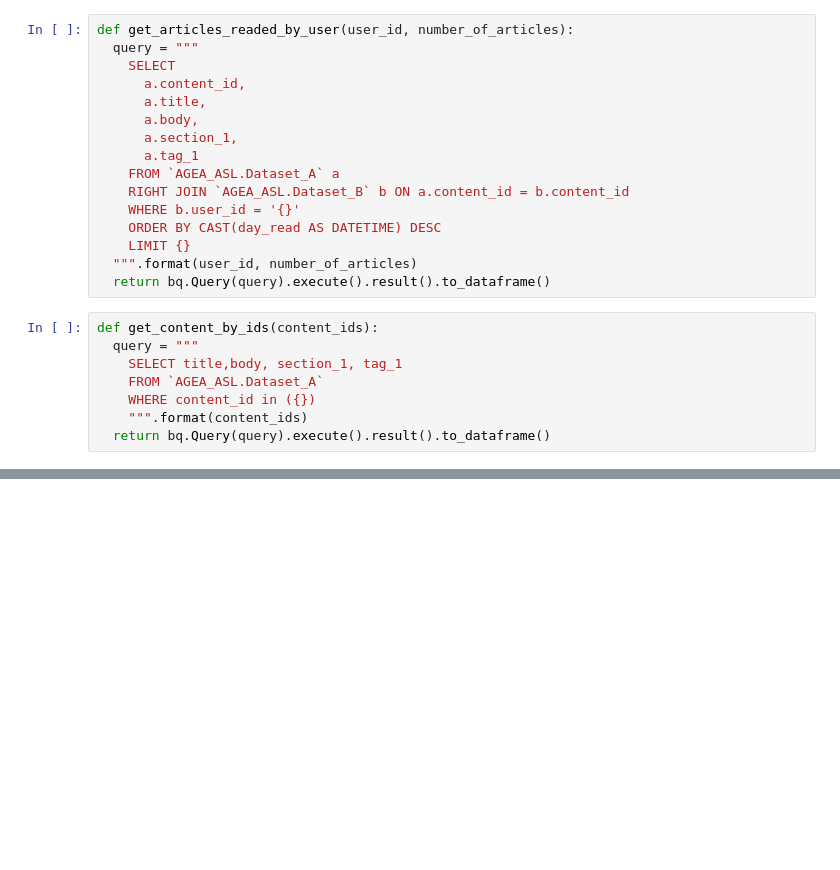
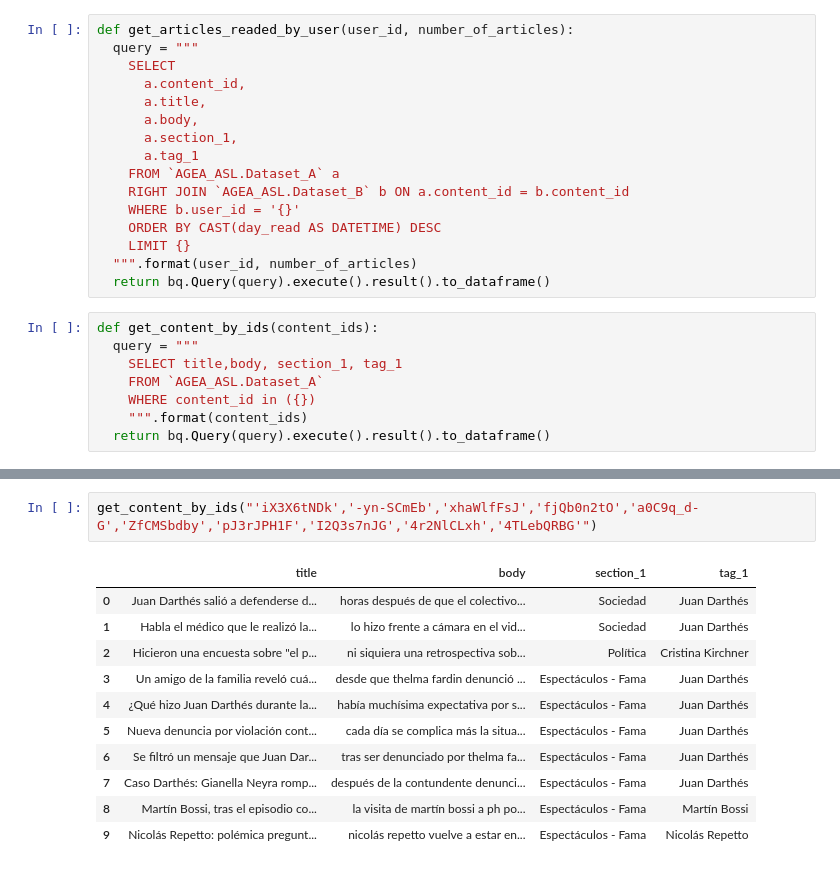
Before and after one commit to marianoogimenez/google-asl-project, a Jupyter notebook: recommendation-system/collaborative-filtering/recommend.ipynb, the cells around one changed output, grey strips where cells are left out. Saved outputs shown, nothing was run; the diff lists cells and outputs as text; blank space fills up the shorter version.

```diff
--- a/recommendation-system/collaborative-filtering/recommend.ipynb
+++ b/recommendation-system/collaborative-filtering/recommend.ipynb
@@ -294,0 +292,14 @@ get_content_by_ids("'0fYpABrXb','cGl_BoPtW','AYfFjDSci'")
+# %%
+get_content_by_ids("'iX3X6tNDk','-yn-SCmEb','xhaWlfFsJ','fjQb0n2tO','a0C9q_d-G','ZfCMSbdby','pJ3rJPH1F','I2Q3s7nJG','4r2NlCLxh','4TLebQRBG'")
+# %% [output]
+|  | title | body | section_1 | tag_1 |
+| 0 | Juan Darthés salió a defenderse d... | horas después de que el colectivo... | Sociedad | Juan Darthés |
+| 1 | Habla el médico que le realizó la... | lo hizo frente a cámara en el vid... | Sociedad | Juan Darthés |
+| 2 | Hicieron una encuesta sobre "el p... | ni siquiera una retrospectiva sob... | Política | Cristina Kirchner |
+| 3 | Un amigo de la familia reveló cuá... | desde que thelma fardin denunció ... | Espectáculos - Fama | Juan Darthés |
+| 4 | ¿Qué hizo Juan Darthés durante la... | había muchísima expectativa por s... | Espectáculos - Fama | Juan Darthés |
+| 5 | Nueva denuncia por violación cont... | cada día se complica más la situa... | Espectáculos - Fama | Juan Darthés |
+| 6 | Se filtró un mensaje que Juan Dar... | tras ser denunciado por thelma fa... | Espectáculos - Fama | Juan Darthés |
+| 7 | Caso Darthés: Gianella Neyra romp... | después de la contundente denunci... | Espectáculos - Fama | Juan Darthés |
+| 8 | Martín Bossi, tras el episodio co... | la visita de martín bossi a ph po... | Espectáculos - Fama | Martín Bossi |
+| 9 | Nicolás Repetto: polémica pregunt... | nicolás repetto vuelve a estar en... | Espectáculos - Fama | Nicolás Repetto |
```
Also changed, not shown: parts of 14 cells of this notebook.
